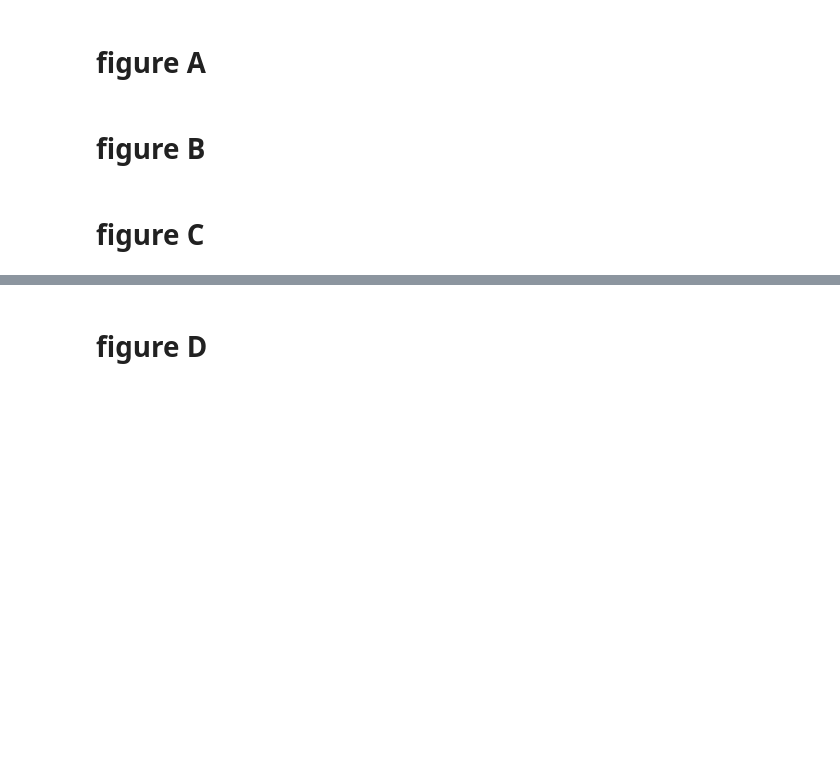
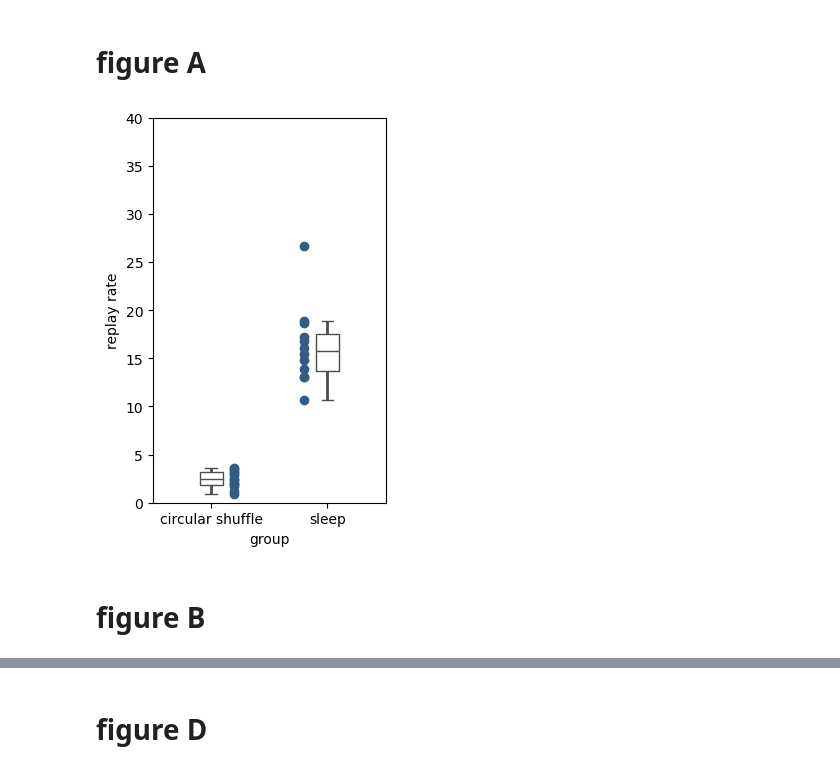
Before and after one commit to EmmettJT/procedural_replay_paper_2025, a Jupyter notebook: ED_5/ED5_plots.ipynb, the cells around one changed output, grey strips where cells are left out. Drawn from its saved outputs; the diff is of its cells as text; code cells hidden in the pictures; blank space fills up the shorter version.

```diff
--- a/ED_5/ED5_plots.ipynb
+++ b/ED_5/ED5_plots.ipynb
@@ -3,6 +124,27 @@
 # %% [markdown]
 # figure A
+# %%
+circular_shuffle_df = pd.read_csv(r'Z:\projects\sequence_squad\revision_data\emmett_revisions\circular_shuffle\circular_shuffle_test.csv')
+
+shuffle_events_per_min = circular_shuffle_df.c_shuffled_epm.values
+non_shuff_events_per_min = circular_shuffle_df.non_shuffled_epm.values
+
+fig, ax = plt.subplots(1, 1, figsize=(3, 5))
+
+ax.plot([0.2]*len(shuffle_events_per_min),shuffle_events_per_min,'o', color = "#325C81")
+ax.plot([0.8]*len(non_shuff_events_per_min),non_shuff_events_per_min,'o', color = '#325C81')
+
+ax.set_ylim(0,40)
+
+# for i in range(len(shuffle_events_per_min)):
+#     ax.plot([0.2,0.8],[shuffle_events_per_min[i],non_shuff_events_per_min[i]], 'o-')
+
+plt_df = pd.DataFrame({'group': (['circular shuffle'] * len(shuffle_events_per_min)) + (['sleep'] * len(non_shuff_events_per_min)) , 'replay rate': list(shuffle_events_per_min)+list(non_shuff_events_per_min)})
+ax = sns.boxplot(y='replay rate', x='group', data=plt_df, color='blue', width=.2, zorder=10,
+                    showcaps=True, boxprops={'facecolor': 'none', "zorder": 10},
+                    showfliers=False, whiskerprops={'linewidth': 2, "zorder": 10},
+                    saturation=1, orient='v')
+# %% [output]
+[figure, added]
 # %% [markdown]
 # figure B
-# %% [markdown]
-# figure C
```
Also changed, not shown: parts of 10 cells of this notebook, 4 other files.
